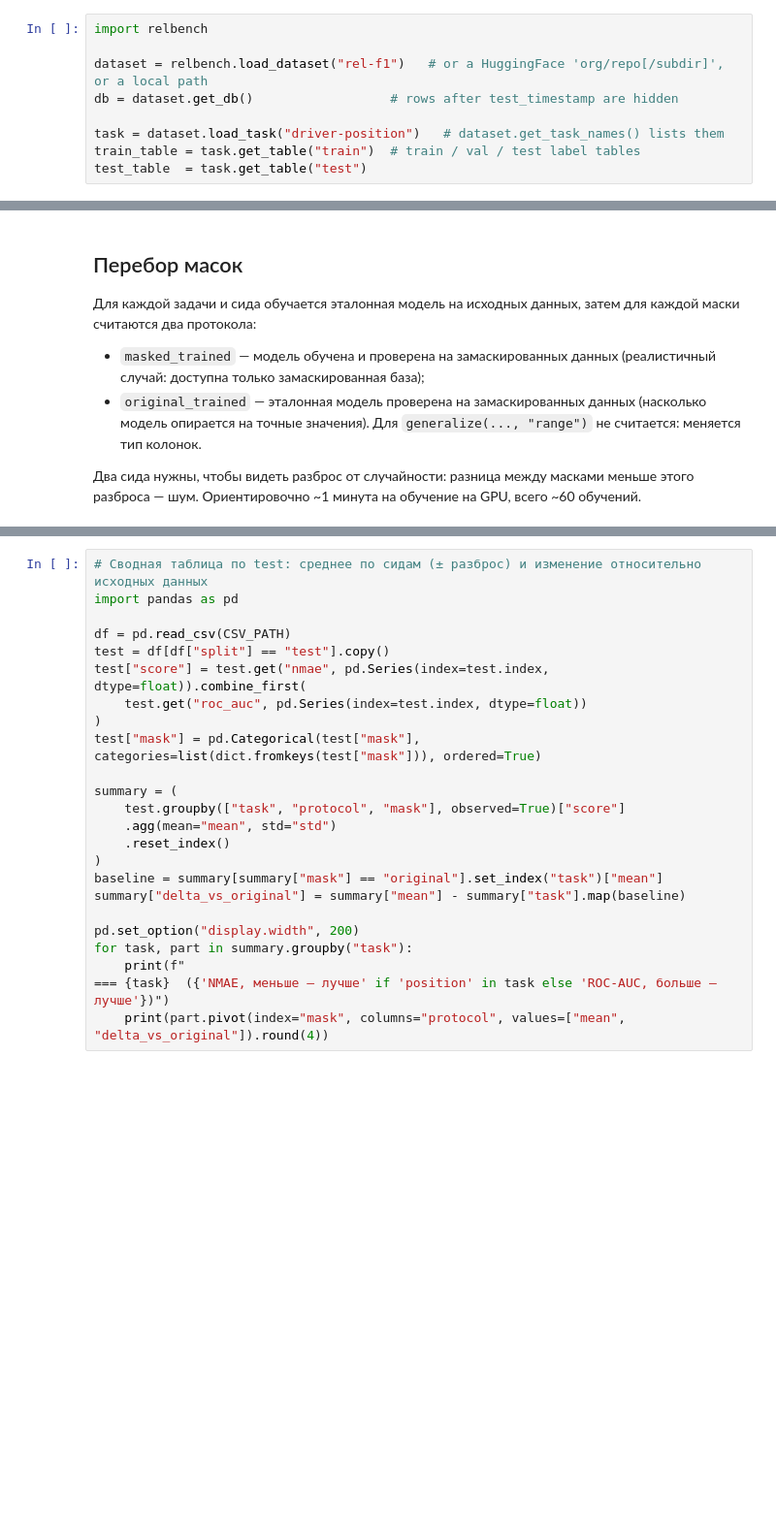
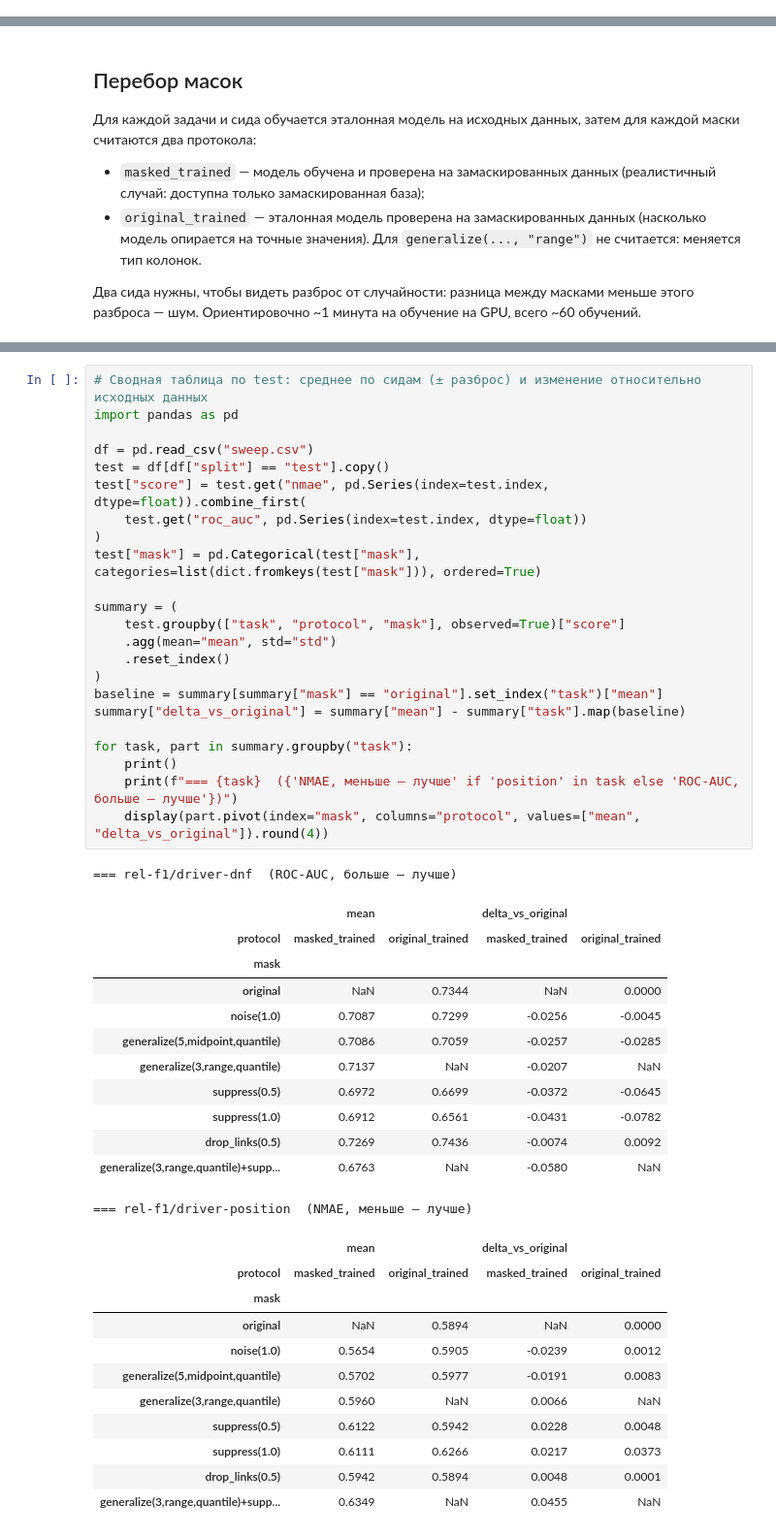
Before and after one commit to Nok1sh/science-article-gnn, a Jupyter notebook: gnn.ipynb, the cells around one changed output, grey strips where cells are left out. Shown at 97% size. Saved outputs shown, nothing was run; the diff lists cells and outputs as text; blank space fills up the shorter version.

Commit message:
refactor: flatten relgnn modules to repo root, clean up notebook

```diff
--- a/gnn.ipynb
+++ b/gnn.ipynb
@@ -22,9 +0,0 @@ Successfully installed alembic-1.20.0 catboost-1.2.10 colorlog-6.12.0 lightning-
-# %%
-import relbench
-
-dataset = relbench.load_dataset("rel-f1")   # or a HuggingFace 'org/repo[/subdir]', or a local path
-db = dataset.get_db()                  # rows after test_timestamp are hidden
-
-task = dataset.load_task("driver-position")   # dataset.get_task_names() lists them
-train_table = task.get_table("train")  # train / val / test label tables
-test_table  = task.get_table("test")
@@ -232,24 +79,48 @@ print("saved to", CSV_PATH)
 # %%
 # Сводная таблица по test: среднее по сидам (± разброс) и изменение относительно исходных данных
 import pandas as pd
 
-df = pd.read_csv(CSV_PATH)
+df = pd.read_csv("sweep.csv")
 test = df[df["split"] == "test"].copy()
 test["score"] = test.get("nmae", pd.Series(index=test.index, dtype=float)).combine_first(
     test.get("roc_auc", pd.Series(index=test.index, dtype=float))
 )
 test["mask"] = pd.Categorical(test["mask"], categories=list(dict.fromkeys(test["mask"])), ordered=True)
 
 summary = (
     test.groupby(["task", "protocol", "mask"], observed=True)["score"]
     .agg(mean="mean", std="std")
     .reset_index()
 )
 baseline = summary[summary["mask"] == "original"].set_index("task")["mean"]
 summary["delta_vs_original"] = summary["mean"] - summary["task"].map(baseline)
 
-pd.set_option("display.width", 200)
 for task, part in summary.groupby("task"):
-    print(f"
-=== {task}  ({'NMAE, меньше — лучше' if 'position' in task else 'ROC-AUC, больше — лучше'})")
-    print(part.pivot(index="mask", columns="protocol", values=["mean", "delta_vs_original"]).round(4))
+    print()
+    print(f"=== {task}  ({'NMAE, меньше — лучше' if 'position' in task else 'ROC-AUC, больше — лучше'})")
+    display(part.pivot(index="mask", columns="protocol", values=["mean", "delta_vs_original"]).round(4))
+# %% [output]
+=== rel-f1/driver-dnf  (ROC-AUC, больше — лучше)
+|  | mean |  | delta_vs_original |  |
+| protocol | masked_trained | original_trained | masked_trained | original_trained |
+| mask |  |  |  |  |
+| original | NaN | 0.7344 | NaN | 0.0000 |
+| noise(1.0) | 0.7087 | 0.7299 | -0.0256 | -0.0045 |
+| generalize(5,midpoint,quantile) | 0.7086 | 0.7059 | -0.0257 | -0.0285 |
+| generalize(3,range,quantile) | 0.7137 | NaN | -0.0207 | NaN |
+| suppress(0.5) | 0.6972 | 0.6699 | -0.0372 | -0.0645 |
+| suppress(1.0) | 0.6912 | 0.6561 | -0.0431 | -0.0782 |
+| drop_links(0.5) | 0.7269 | 0.7436 | -0.0074 | 0.0092 |
+| generalize(3,range,quantile)+supp... | 0.6763 | NaN | -0.0580 | NaN |
+=== rel-f1/driver-position  (NMAE, меньше — лучше)
+|  | mean |  | delta_vs_original |  |
+| protocol | masked_trained | original_trained | masked_trained | original_trained |
+| mask |  |  |  |  |
+| original | NaN | 0.5894 | NaN | 0.0000 |
+| noise(1.0) | 0.5654 | 0.5905 | -0.0239 | 0.0012 |
+| generalize(5,midpoint,quantile) | 0.5702 | 0.5977 | -0.0191 | 0.0083 |
+| generalize(3,range,quantile) | 0.5960 | NaN | 0.0066 | NaN |
+| suppress(0.5) | 0.6122 | 0.5942 | 0.0228 | 0.0048 |
+| suppress(1.0) | 0.6111 | 0.6266 | 0.0217 | 0.0373 |
+| drop_links(0.5) | 0.5942 | 0.5894 | 0.0048 | 0.0001 |
+| generalize(3,range,quantile)+supp... | 0.6349 | NaN | 0.0455 | NaN |
```
Also changed, not shown: parts of 18 cells of this notebook, 18 other files.
